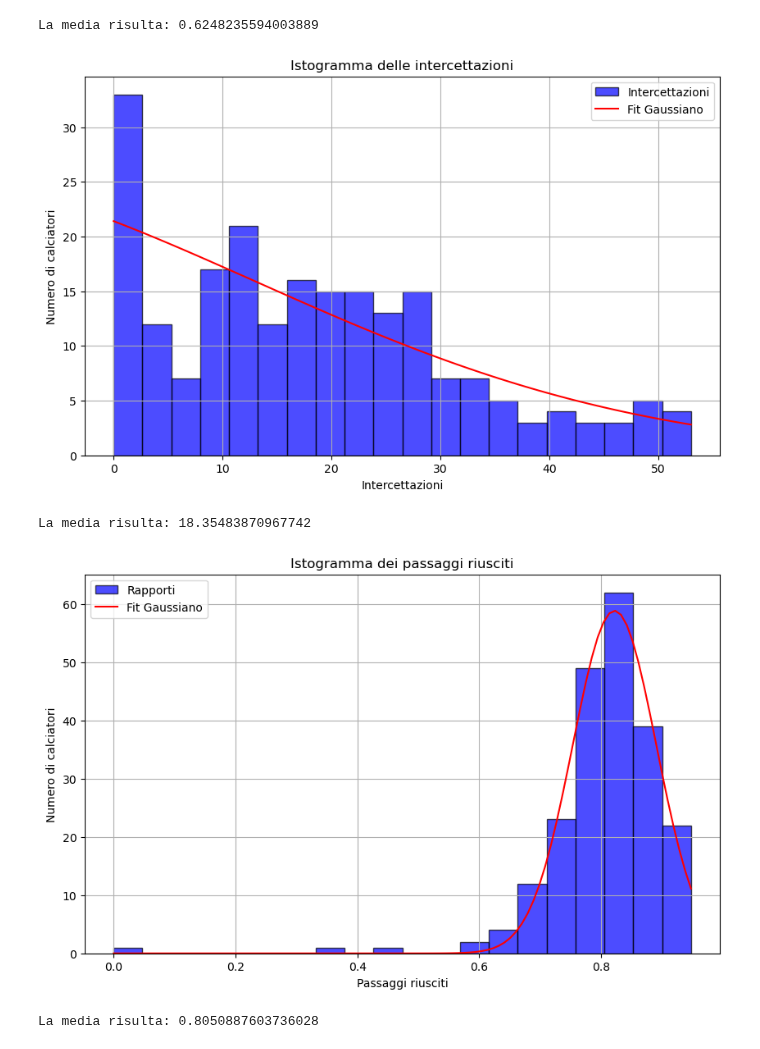
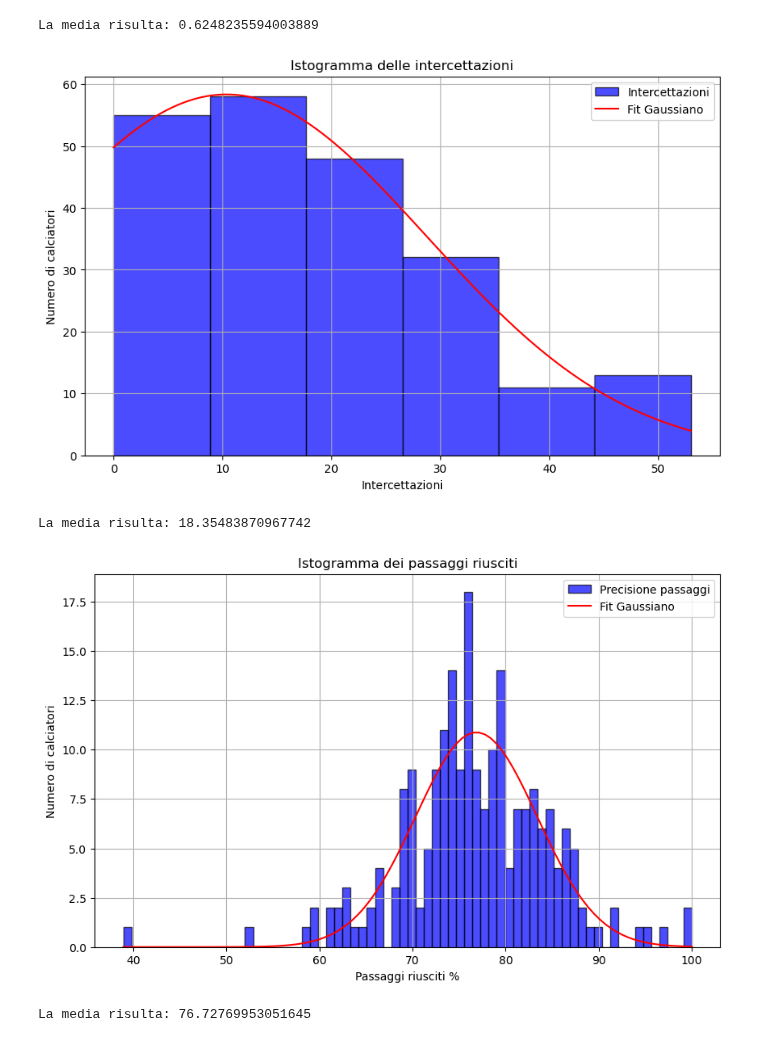
Before and after one commit to Alecaste96/Pytone, a Jupyter notebook: difensori23.ipynb, the cells around one changed output. Saved outputs shown, nothing was run; the diff lists cells and outputs as text; code cells hidden in the pictures.

```diff
--- a/difensori23.ipynb
+++ b/difensori23.ipynb
@@ -85,8 +84,8 @@ import numpy as np
 from scipy.interpolate import make_interp_spline
 
 # Estrai i dati rilevanti (calciatori e valori nella settima colonna)
-calciatori = data.iloc[:, 0]  # Assume che i nomi dei calciatori siano nella prima colonna
-valori = data.iloc[:, 6]      # Settima colonna partendo da sinistra
+calciatori = data['Player']  # Assume che i nomi dei calciatori siano nella prima colonna
+valori = data['MP']      # Settima colonna partendo da sinistra
 
 filtrato = valori > 20
 calciatori_filtrati = calciatori[filtrato]
@@ -174,64 +173,57 @@ print("La media risulta:", media_valori)
 [figure]
 La media risulta: 0.6248235594003889
 # %%
-
-
 # Calcola il rapporto per ogni calciatore
-rapporti = data.iloc[:, 16]
+rapporti = data['Blocks']
 
 # Filtra i valori non finiti (inf, -inf) e rimuovi NaN
 rapporti = rapporti.replace([np.inf, -np.inf], np.nan).dropna()
 
 # Crea un istogramma dei rapporti
 plt.figure(figsize=(10, 6))
-counts, bins, _ = plt.hist(rapporti, bins=20, alpha=0.7, color='blue', edgecolor='black', label='Intercettazioni')
+counts, bins, _ = plt.hist(rapporti, bins=6, alpha=0.7, color='blue', edgecolor='black', label='Intercettazioni')
 
 # Funzione di fit (es. Gaussiana)
 def gauss(x, a, x0, sigma):
     return a * np.exp(-(x - x0)**2 / (2 * sigma**2))
 
 # Calcola il centro dei bins per il fit
 bin_centers = (bins[:-1] + bins[1:]) / 2
 
 # Fit dei dati con la funzione gaussiana
 popt, _ = curve_fit(gauss, bin_centers, counts)
 
 # Sovrapposizione del fit sull'istogramma
 x_fit = np.linspace(bins[0], bins[-1], 100)
 y_fit = gauss(x_fit, *popt)
 plt.plot(x_fit, y_fit, color='red', label='Fit Gaussiano')
 
 # Personalizzazione del grafico
 plt.xlabel('Intercettazioni')
 plt.ylabel('Numero di calciatori')
 plt.title('Istogramma delle intercettazioni')
 plt.legend()
 plt.grid(True)
 
 # Mostra il grafico
 plt.show()
 
 media_valori = rapporti.mean()
 
 # Mostra il risultato
 print("La media risulta:", media_valori)
 # %% [output]
-[figure, old version]
+[figure, new version]
 La media risulta: 18.35483870967742
 # %%
-# Estrai i valori della nona e ottava colonna (indice 8 e 7)
-valore_nona_colonna = data.iloc[:, 52]
-valore_ottava_colonna = data.iloc[:, 53]
-
-# Calcola il rapporto per ogni calciatore
-rapporti = valore_nona_colonna / valore_ottava_colonna
+rapporti = (data['short Cmp%'] + data['medium Cmp%'] + data['long Cmp%'])/3
 
 # Filtra i valori non finiti (inf, -inf) e rimuovi NaN
 rapporti = rapporti.replace([np.inf, -np.inf], np.nan).dropna()
 
 # Crea un istogramma dei rapporti
 plt.figure(figsize=(10, 6))
-counts, bins, _ = plt.hist(rapporti, bins=20, alpha=0.7, color='blue', edgecolor='black', label='Rapporti')
+counts, bins, _ = plt.hist(rapporti, bins=70, alpha=0.7, color='blue', edgecolor='black', label='Precisione passaggi')
 
 # Funzione di fit (es. Gaussiana)
 def gauss(x, a, x0, sigma):
@@ -241,7 +233,8 @@ def gauss(x, a, x0, sigma):
 bin_centers = (bins[:-1] + bins[1:]) / 2
 
 # Fit dei dati con la funzione gaussiana
-popt, _ = curve_fit(gauss, bin_centers, counts)
+popt, _ = curve_fit(gauss, bin_centers, counts, p0=[1, rapporti.mean(), rapporti.std()])
+
 
 # Sovrapposizione del fit sull'istogramma
 x_fit = np.linspace(bins[0], bins[-1], 100)
@@ -249,7 +242,7 @@ y_fit = gauss(x_fit, *popt)
 plt.plot(x_fit, y_fit, color='red', label='Fit Gaussiano')
 
 # Personalizzazione del grafico
-plt.xlabel('Passaggi riusciti')
+plt.xlabel('Passaggi riusciti %')
 plt.ylabel('Numero di calciatori')
 plt.title('Istogramma dei passaggi riusciti')
 plt.legend()
@@ -263,6 +256,6 @@ media_valori = rapporti.mean()
 # Mostra il risultato
 print("La media risulta:", media_valori)
 # %% [output]
-[figure, old version]
+[figure, new version]
-La media risulta: 0.8050887603736028
+La media risulta: 76.72769953051645
 # %%
```
Also changed, not shown: parts of 12 cells of this notebook, 5 other files.
